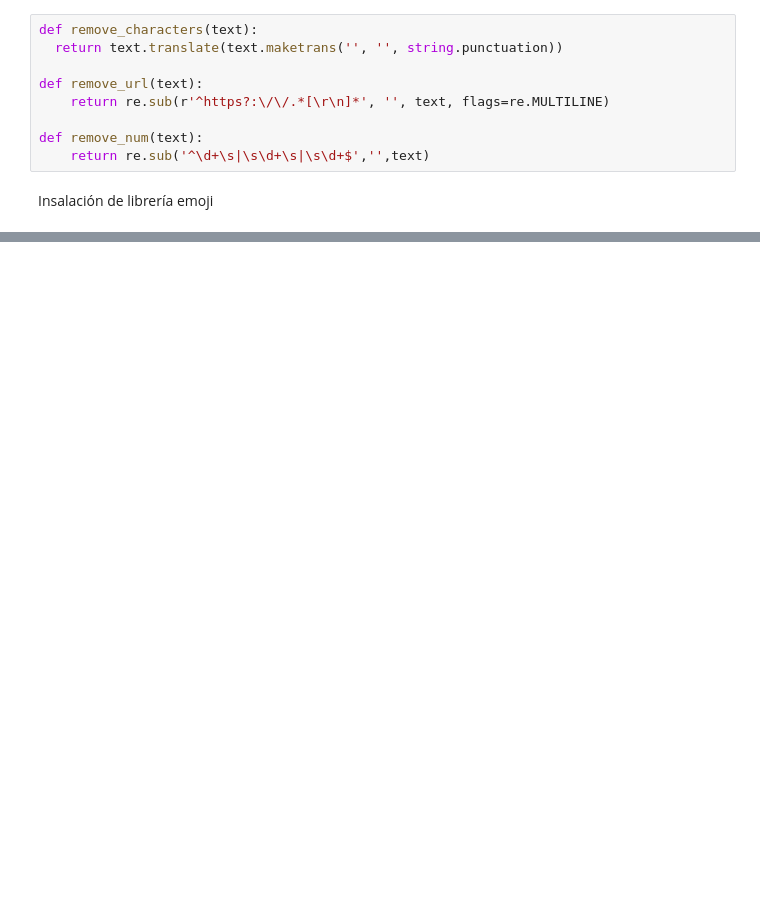
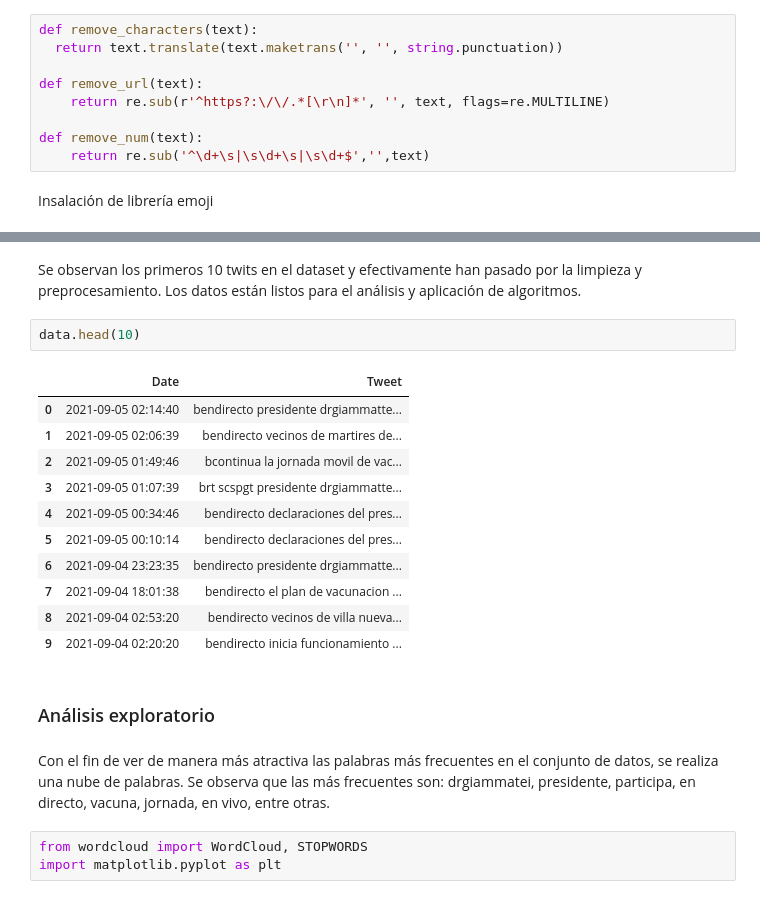
Before and after one commit to diegoestradaXO/Lab6-Data-Science, a Jupyter notebook: Lab6.ipynb, the cells around one changed output, grey strips where cells are left out. Cells and saved outputs as stored; diff of their text form; blank space fills up the shorter version.

```diff
--- a/Lab6.ipynb
+++ b/Lab6.ipynb
@@ -106,0 +144,23 @@ Successfully installed emoji-1.4.2
+# %% [markdown]
+Se observan los primeros 10 twits en el dataset y efectivamente han pasado por la limpieza y preprocesamiento. Los datos están listos para el análisis y aplicación de algoritmos.
+# %%
+data.head(10)
+# %% [output]
+|  | Date | Tweet |
+| 0 | 2021-09-05 02:14:40 | bendirecto presidente drgiammatte... |
+| 1 | 2021-09-05 02:06:39 | bendirecto vecinos de martires de... |
+| 2 | 2021-09-05 01:49:46 | bcontinua la jornada movil de vac... |
+| 3 | 2021-09-05 01:07:39 | brt scspgt presidente drgiammatte... |
+| 4 | 2021-09-05 00:34:46 | bendirecto declaraciones del pres... |
+| 5 | 2021-09-05 00:10:14 | bendirecto declaraciones del pres... |
+| 6 | 2021-09-04 23:23:35 | bendirecto presidente drgiammatte... |
+| 7 | 2021-09-04 18:01:38 | bendirecto el plan de vacunacion ... |
+| 8 | 2021-09-04 02:53:20 | bendirecto vecinos de villa nueva... |
+| 9 | 2021-09-04 02:20:20 | bendirecto inicia funcionamiento ... |
+# %% [markdown]
+### Análisis exploratorio
+# %% [markdown]
+Con el fin de ver de manera más atractiva las palabras más frecuentes en el conjunto de datos, se realiza una nube de palabras. Se observa que las más frecuentes son: drgiammatei, presidente, participa, en directo, vacuna, jornada, en vivo, entre otras.
+# %%
+from wordcloud import WordCloud, STOPWORDS
+import matplotlib.pyplot as plt
```
Also changed, not shown: parts of 20 cells of this notebook.
